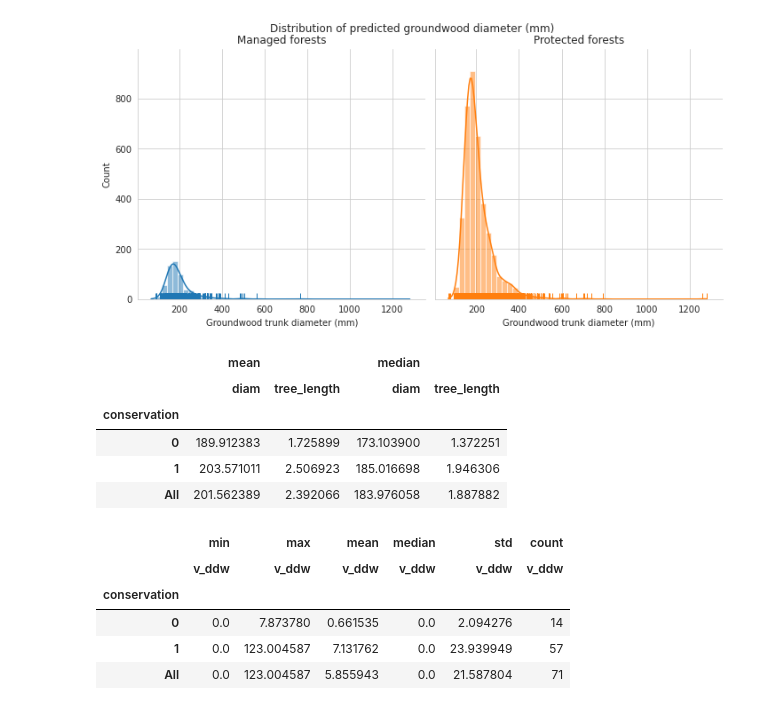
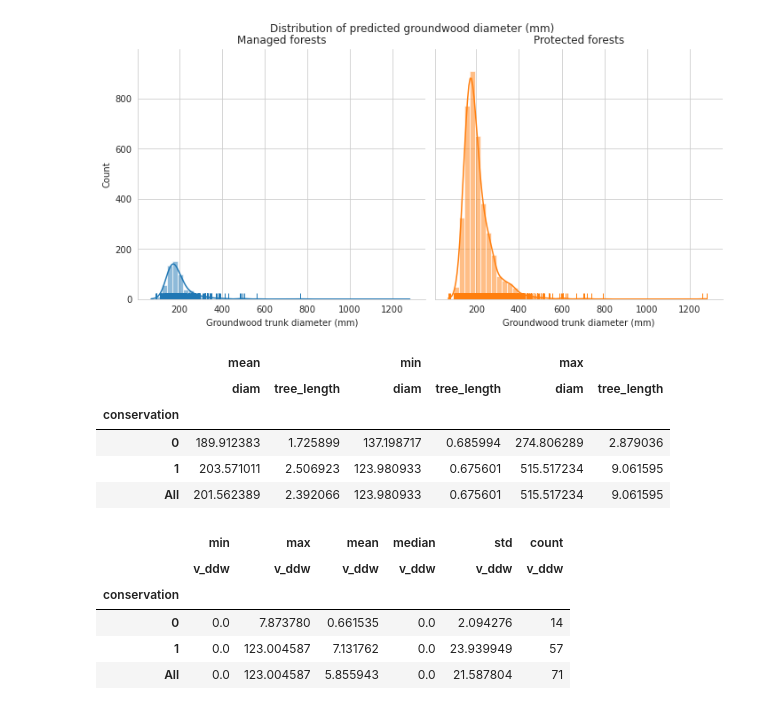
Before and after one commit to mayrajeo/maskrcnn-deadwood, a Jupyter notebook: notebooks/6_result_comparison_with_field_data.ipynb, the cells around one changed output. Saved outputs shown, nothing was run; the diff lists cells and outputs as text; code cells hidden in the pictures.

```diff
--- a/notebooks/6_result_comparison_with_field_data.ipynb
+++ b/notebooks/6_result_comparison_with_field_data.ipynb
@@ -1017,16 +983,16 @@ evo_plots['v_ddw_pred_ha'] = (10000 * evo_plots.v_ddw_pred) / (np.pi * 9**2)
 # %%
 evo_preds_in_plots['tree_length'] = evo_preds_in_plots.geometry.apply(get_len)
 
 pd.pivot_table(data=evo_preds_in_plots[evo_preds_in_plots.label==2], index=['conservation'],
                values=['tree_length', 'diam'],
-               aggfunc=['mean', 'median'], margins=True)
+               aggfunc=['mean', 'min', 'max'], margins=True)
 # %% [output]
-|  | mean |  | median |  |
-|  | diam | tree_length | diam | tree_length |
-| conservation |  |  |  |  |
-| 0 | 189.912383 | 1.725899 | 173.103900 | 1.372251 |
-| 1 | 203.571011 | 2.506923 | 185.016698 | 1.946306 |
-| All | 201.562389 | 2.392066 | 183.976058 | 1.887882 |
+|  | mean |  | min |  | max |  |
+|  | diam | tree_length | diam | tree_length | diam | tree_length |
+| conservation |  |  |  |  |  |  |
+| 0 | 189.912383 | 1.725899 | 137.198717 | 0.685994 | 274.806289 | 2.879036 |
+| 1 | 203.571011 | 2.506923 | 123.980933 | 0.675601 | 515.517234 | 9.061595 |
+| All | 201.562389 | 2.392066 | 123.980933 | 0.675601 | 515.517234 | 9.061595 |
 # %%
 pd.pivot_table(data=evo_plots, index=['conservation'], values=['v_ddw'],
                aggfunc=['min', 'max', 'mean', 'median','std', 'count'], margins=True)
```
Also changed, not shown: parts of 18 cells of this notebook, 6 other files.
